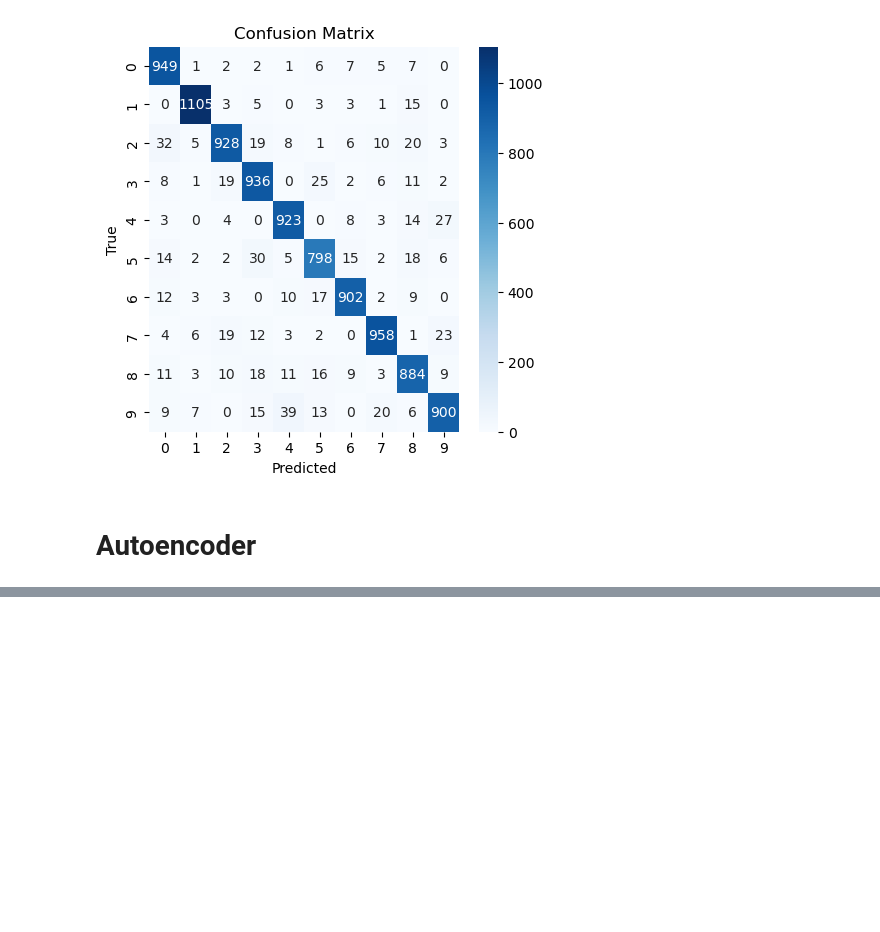
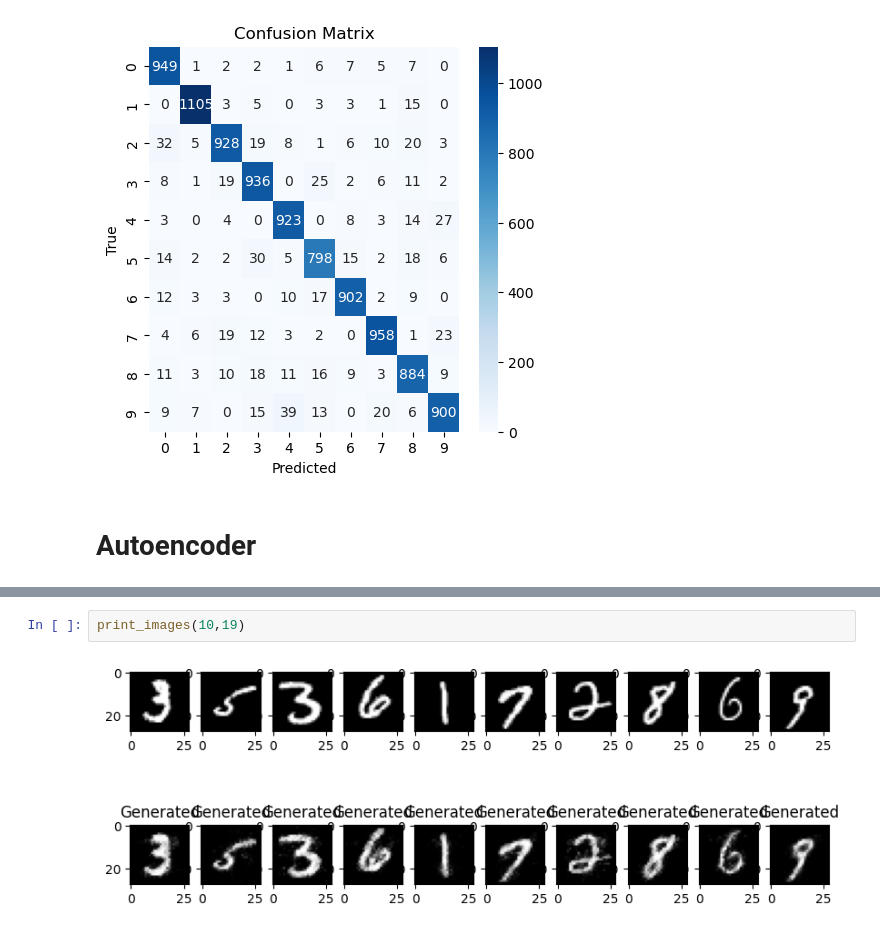
Before and after one commit to ricardocardn/NeuralNetworkImplementation, a Jupyter notebook: tests.ipynb, the cells around one changed output, grey strips where cells are left out. Cells and saved outputs as stored; diff of their text form; blank space fills up the shorter version.

```diff
--- a/tests.ipynb
+++ b/tests.ipynb
@@ -233,0 +269,4 @@ plt.show()
+# %%
+print_images(10,19)
+# %% [output]
+[figure, added]
```
Also changed, not shown: parts of 16 cells of this notebook, 2 other files.
